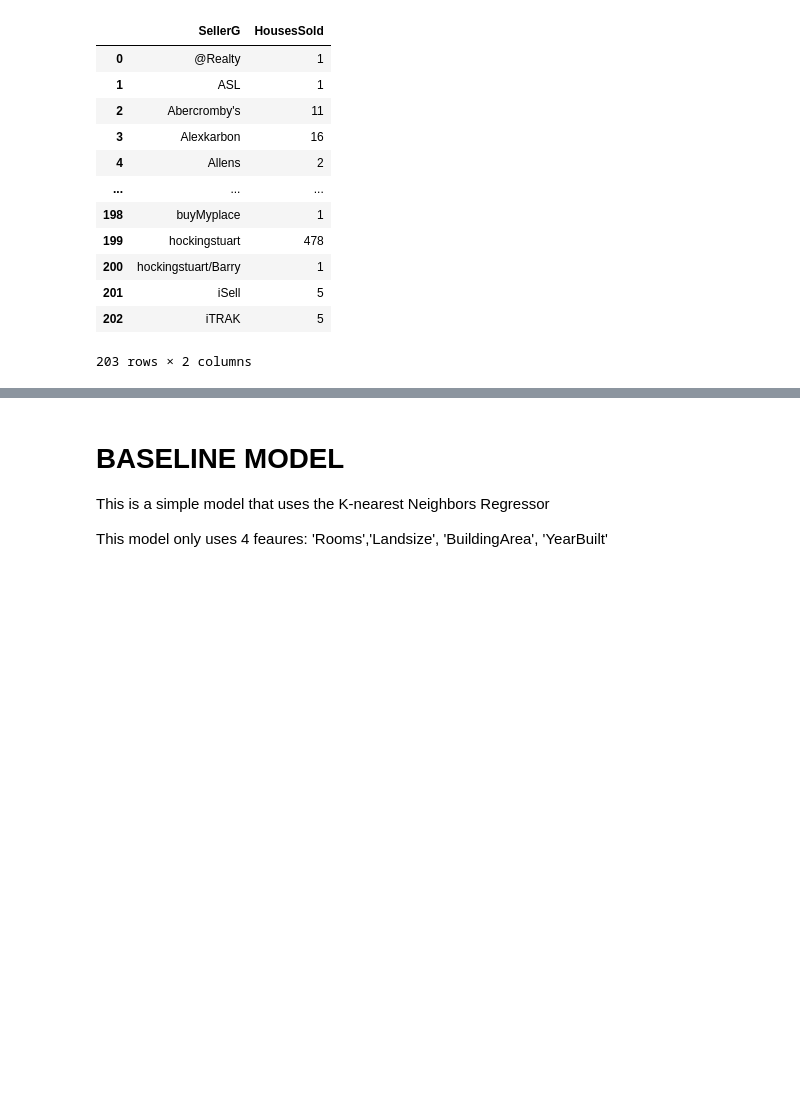
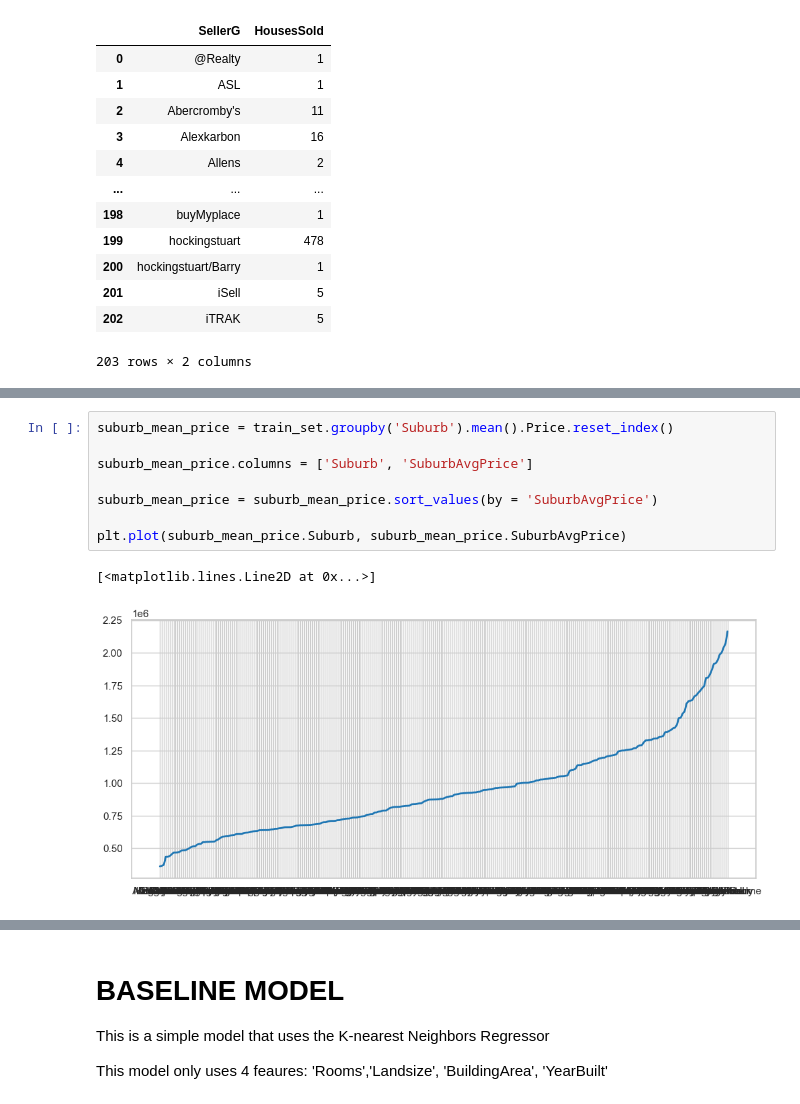
Before and after one commit to pau-torrente/DSUB_p2, a Jupyter notebook: project2.ipynb, the cells around one changed output, grey strips where cells are left out. Drawn from its saved outputs; the diff is of its cells as text; blank space fills up the shorter version.

```diff
--- a/project2.ipynb
+++ b/project2.ipynb
@@ -266,6 +270,17 @@ seller_mean_price
 | 201 | iSell | 6.978000e+05 |
 | 202 | iTRAK | 6.941000e+05 |
 203 rows × 2 columns
+# %%
+suburb_mean_price = train_set.groupby('Suburb').mean().Price.reset_index()
+
+suburb_mean_price.columns = ['Suburb', 'SuburbAvgPrice']
+
+suburb_mean_price = suburb_mean_price.sort_values(by = 'SuburbAvgPrice')
+
+plt.plot(suburb_mean_price.Suburb, suburb_mean_price.SuburbAvgPrice)
+# %% [output]
+[<matplotlib.lines.Line2D at 0x...>]
+[figure, added]
 # %%
 pricevsnumber = pd.merge(seller_list, seller_mean_price)
 pricevsnumber
```
Also changed, not shown: parts of 3 cells of this notebook.
